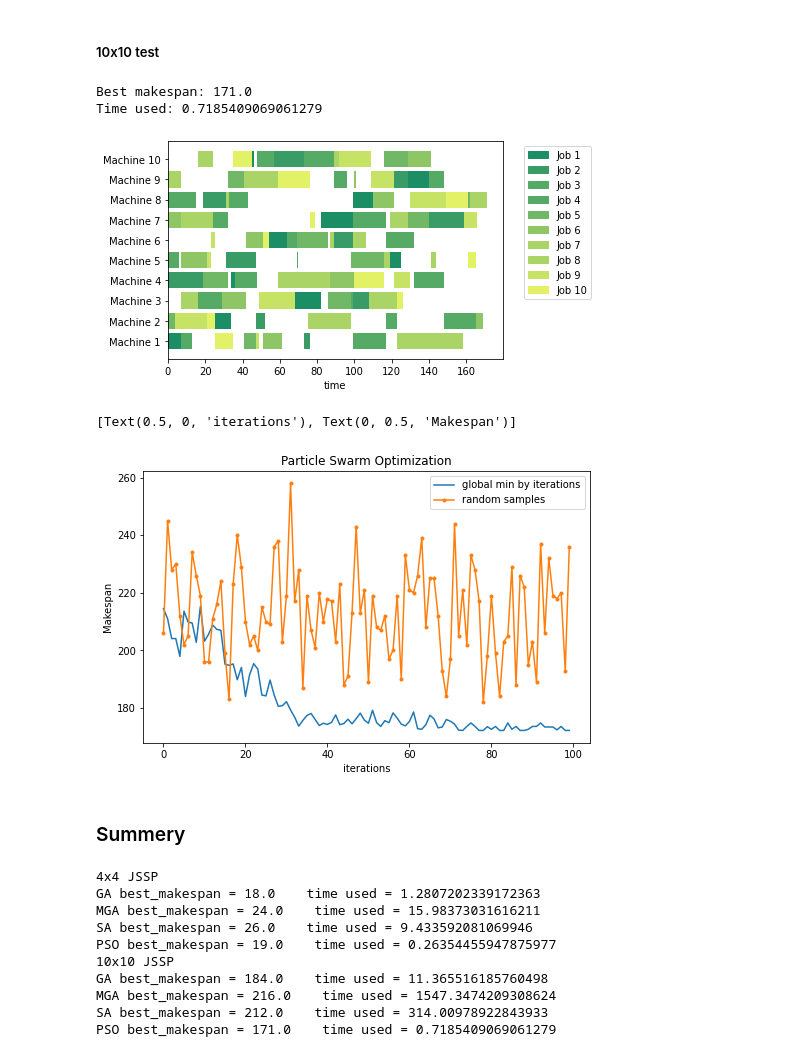
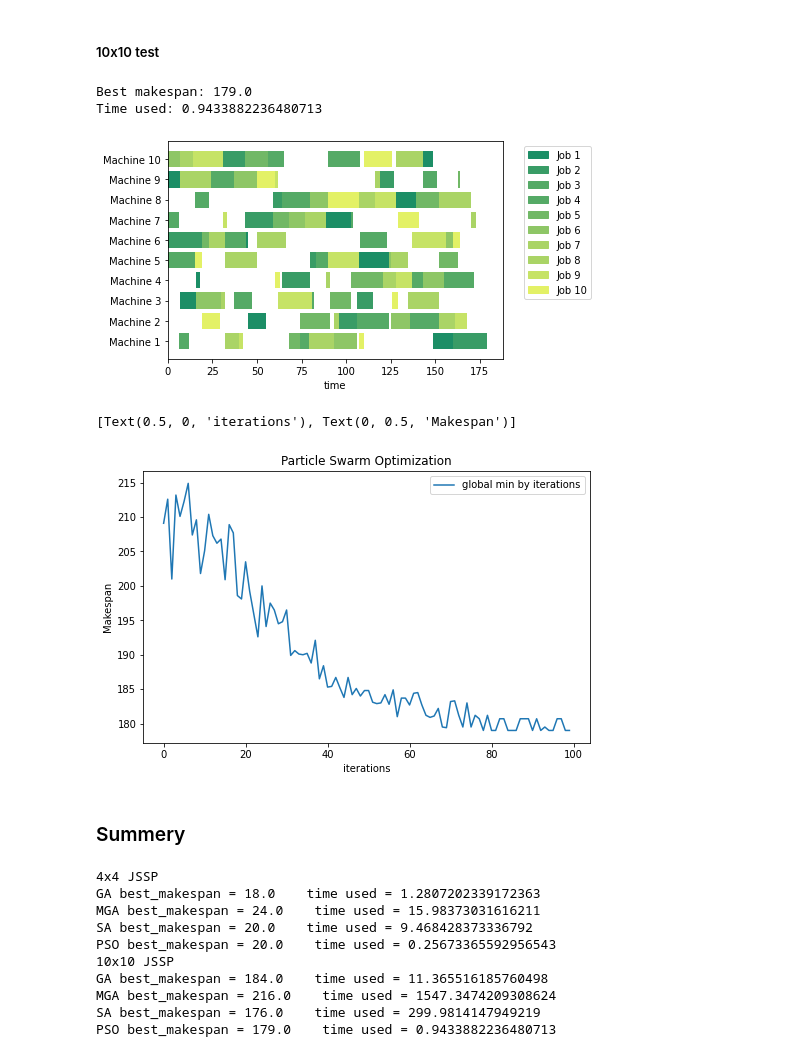
Before and after one commit to 520Osbert/CS169_Final, a Jupyter notebook: CS 169 final proj experiments.ipynb, the cells around one changed output. Drawn from its saved outputs; the diff is of its cells as text; code cells hidden in the pictures.

```diff
--- a/CS 169 final proj experiments.ipynb
+++ b/CS 169 final proj experiments.ipynb
@@ -149,7 +149,7 @@ Time used: 1547.3474209308624
 ##### 4x4 test
 # %%
 start = time()
-cost, seq, ys = simulatedAnnealing(job_4x4, 200, 100, 100, 0.8)
+cost, seq, ys = SAsearch(job_4x4, loopcount=100, T=200, maxIter=10, halting=10, decrease=0.8, mode="random")
 t = time() - start
 job_4x4.plot(seq)
 print("Best makespan:", cost)
@@ -172,7 +172,7 @@ Time used: 9.433592081069946
 ##### 10x10 test
 # %%
 start = time()
-cost, seq, ys = simulatedAnnealing(job_10x10, 200, 100, 100, 0.8)
+cost, seq, ys = SAsearch(job_10x10, loopcount=100, T=200, maxIter=10, halting=10, decrease=0.8,mode="random")
 t = time() - start
 job_10x10.plot(seq)
 
@@ -223,27 +223,27 @@ Time used: 0.26354455947875977
 # %%
 start = time()
 opts, results = job_10x10.PSO(10)
 time_used = time() - start
 new_seq = [job_10x10.generate_rand_seq() for _ in range(100)]
 rand_time = np.array([job_10x10.get_end_time(s) for s in new_seq])
 
 result["PSO"]["10x10"] = [job_10x10.get_end_time(np.argsort(opts[0].x)), results, time_used]
 print("Best makespan:", job_10x10.get_end_time(np.argsort(opts[0].x)))
 print("Time used:", time_used)
 job_10x10.plot(np.argsort(opts[0].x))
 
 _, axs = plt.subplots(1,1,figsize=(8,5))
 axs.set_title('Particle Swarm Optimization')
 axs.plot(results, label = "global min by iterations")
-axs.plot(rand_time, '.-',label = "random samples")
+# axs.plot(rand_time, '.-',label = "random samples")
 axs.legend(loc='upper right')
 axs.set(xlabel='iterations', ylabel='Makespan')
 # %% [output]
-Best makespan: 171.0
-Time used: 0.7185409069061279
+Best makespan: 179.0
+Time used: 0.9433882236480713
-[figure, old version]
+[figure, new version]
 [Text(0.5, 0, 'iterations'), Text(0, 0.5, 'Makespan')]
-[figure, old version]
+[figure, new version]
 # %% [markdown]
 ### Summery
 # %%
@@ -258,13 +258,13 @@ for alg in result:
 4x4 JSSP
 GA best_makespan = 18.0    time used = 1.2807202339172363
 MGA best_makespan = 24.0    time used = 15.98373031616211
-SA best_makespan = 26.0    time used = 9.433592081069946
-PSO best_makespan = 19.0    time used = 0.26354455947875977
+SA best_makespan = 20.0    time used = 9.468428373336792
+PSO best_makespan = 20.0    time used = 0.25673365592956543
 10x10 JSSP
 GA best_makespan = 184.0    time used = 11.365516185760498
 MGA best_makespan = 216.0    time used = 1547.3474209308624
-SA best_makespan = 212.0    time used = 314.00978922843933
-PSO best_makespan = 171.0    time used = 0.7185409069061279
+SA best_makespan = 176.0    time used = 299.9814147949219
+PSO best_makespan = 179.0    time used = 0.9433882236480713
 # %%
 # baseline: random search
 new_seq = [job_4x4.generate_rand_seq() for _ in range(100)]
```
Also changed, not shown: parts of 6 cells of this notebook, 1 other file.
